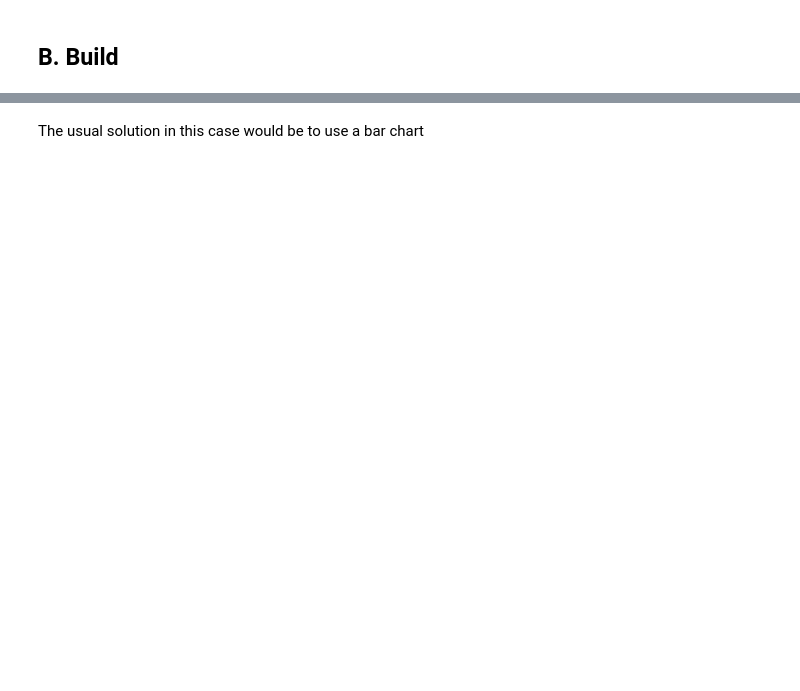
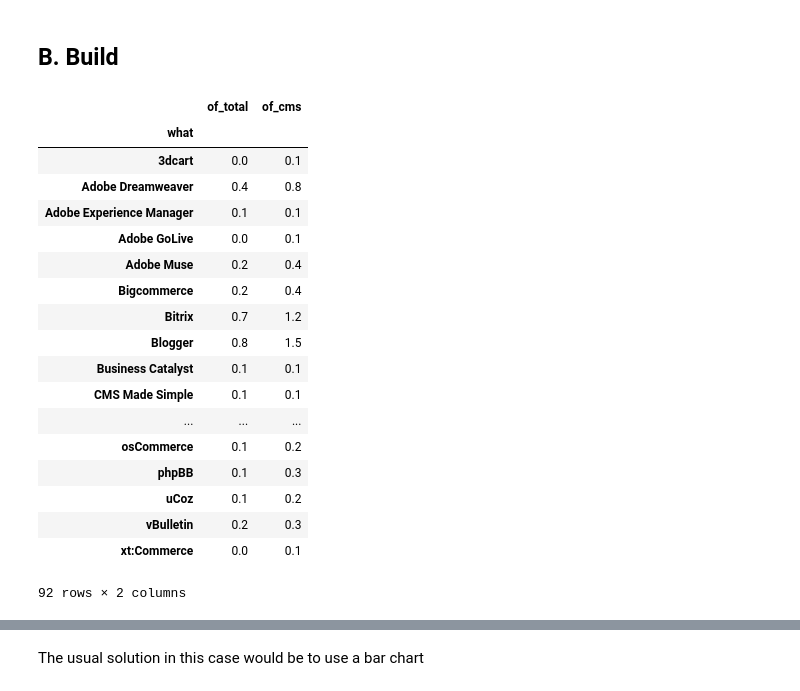
Before and after one commit to bgbg/datascience_dataviz_workshop, a Jupyter notebook: demos/item_distribution/pie charts as an alternative to bar charts.ipynb, the cells around one changed output, grey strips where cells are left out. Saved outputs shown, nothing was run; the diff lists cells and outputs as text; code cells hidden in the pictures; blank space fills up the shorter version.

```diff
--- a/demos/item_distribution/pie charts as an alternative to bar charts.ipynb
+++ b/demos/item_distribution/pie charts as an alternative to bar charts.ipynb
@@ -24,6 +32,27 @@ tbl_cms.head()
 ## B. Build
 # %%
 tbl_cms = tbl_cms.fillna(0)
+tbl_cms
+# %% [output]
+|  | of_total | of_cms |
+| what |  |  |
+| 3dcart | 0.0 | 0.1 |
+| Adobe Dreamweaver | 0.4 | 0.8 |
+| Adobe Experience Manager | 0.1 | 0.1 |
+| Adobe GoLive | 0.0 | 0.1 |
+| Adobe Muse | 0.2 | 0.4 |
+| Bigcommerce | 0.2 | 0.4 |
+| Bitrix | 0.7 | 1.2 |
+| Blogger | 0.8 | 1.5 |
+| Business Catalyst | 0.1 | 0.1 |
+| CMS Made Simple | 0.1 | 0.1 |
+| ... | ... | ... |
+| osCommerce | 0.1 | 0.2 |
+| phpBB | 0.1 | 0.3 |
+| uCoz | 0.1 | 0.2 |
+| vBulletin | 0.2 | 0.3 |
+| xt:Commerce | 0.0 | 0.1 |
+92 rows × 2 columns
 # %%
 fig, ax = plt.subplots()
 ax.pie(
```
Also changed, not shown: parts of 11 cells of this notebook, 4 other files.
